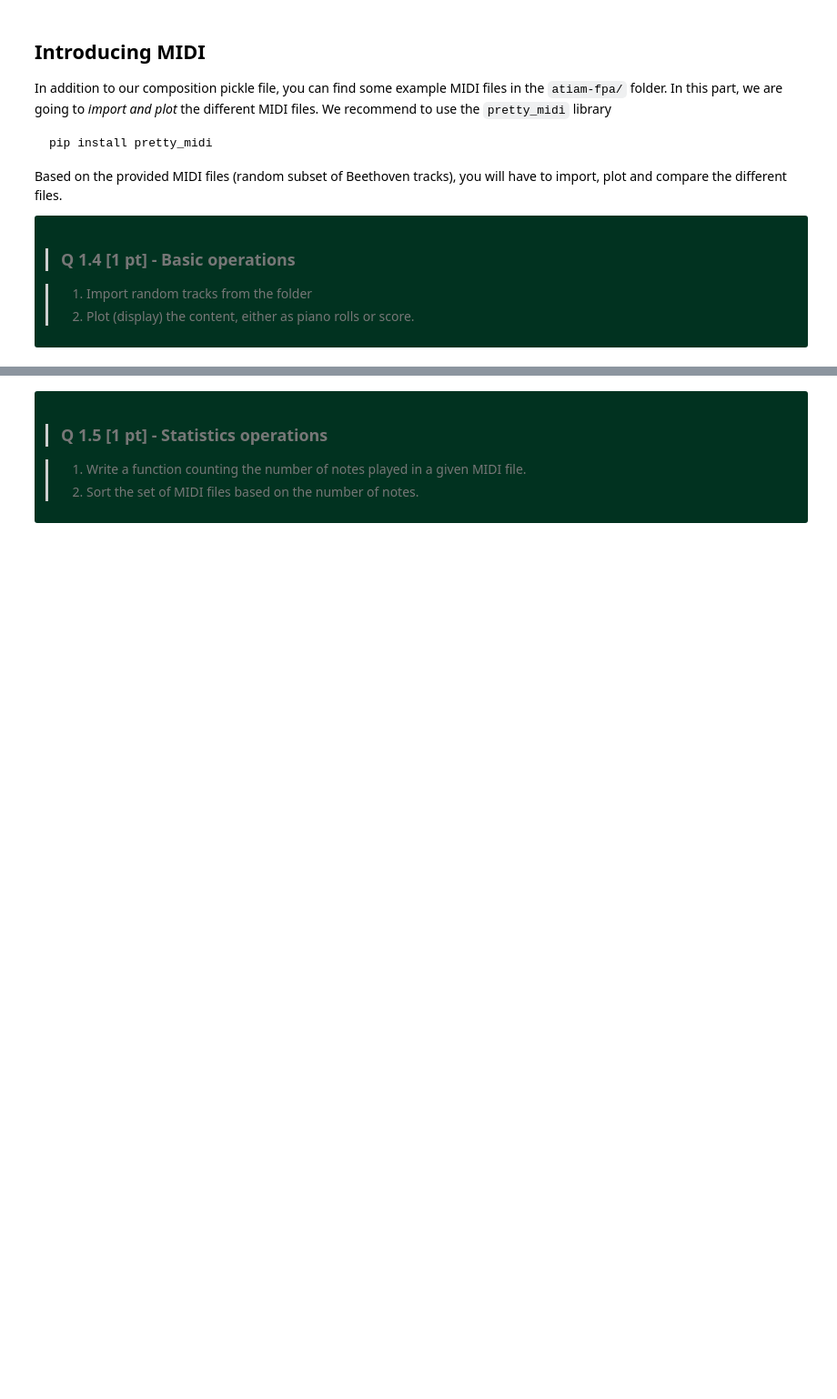
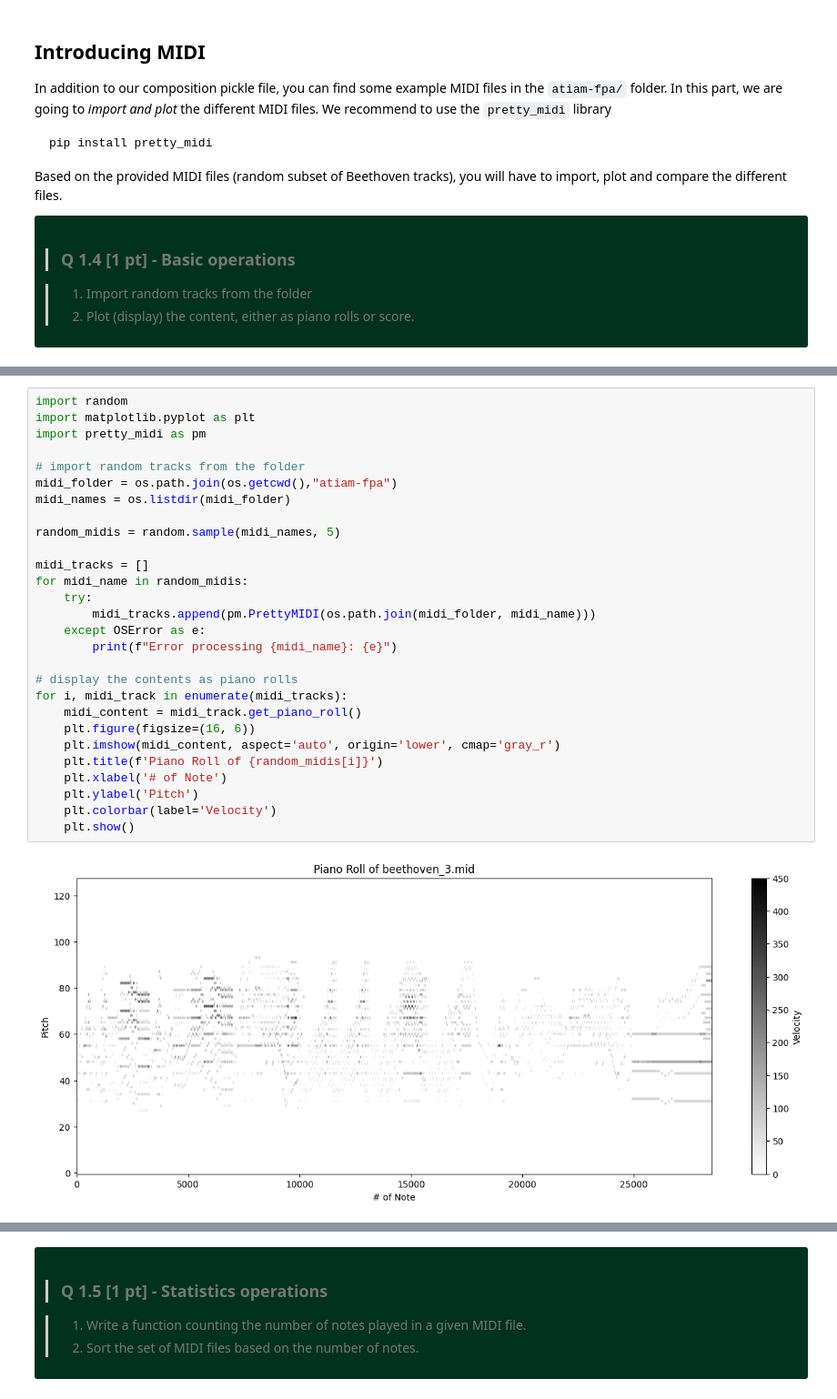
Before and after one commit to kjle/ATIAM-Promo-2025, a Jupyter notebook: IM/atiam-fpa/atiam-fpa.ipynb, the cells around one changed output, grey strips where cells are left out. Shown at 91% size. Saved outputs shown, nothing was run; the diff lists cells and outputs as text; blank space fills up the shorter version.

```diff
--- a/IM/atiam-fpa/atiam-fpa.ipynb
+++ b/IM/atiam-fpa/atiam-fpa.ipynb
@@ -226,0 +244,30 @@ Based on the provided MIDI files (random subset of Beethoven tracks), you will h
+# %%
+import random
+import matplotlib.pyplot as plt
+import pretty_midi as pm
+
+# import random tracks from the folder
+midi_folder = os.path.join(os.getcwd(),"atiam-fpa")
+midi_names = os.listdir(midi_folder)
+
+random_midis = random.sample(midi_names, 5)
+
+midi_tracks = []
+for midi_name in random_midis:
+    try:
+        midi_tracks.append(pm.PrettyMIDI(os.path.join(midi_folder, midi_name)))
+    except OSError as e:
+        print(f"Error processing {midi_name}: {e}")
+
+# display the contents as piano rolls
+for i, midi_track in enumerate(midi_tracks):
+    midi_content = midi_track.get_piano_roll()
+    plt.figure(figsize=(16, 6))
+    plt.imshow(midi_content, aspect='auto', origin='lower', cmap='gray_r')
+    plt.title(f'Piano Roll of {random_midis[i]}')
+    plt.xlabel('# of Note')
+    plt.ylabel('Pitch')
+    plt.colorbar(label='Velocity')
+    plt.show()
+# %% [output]
+[figure, added]
```
Also changed, not shown: parts of 13 cells of this notebook.
